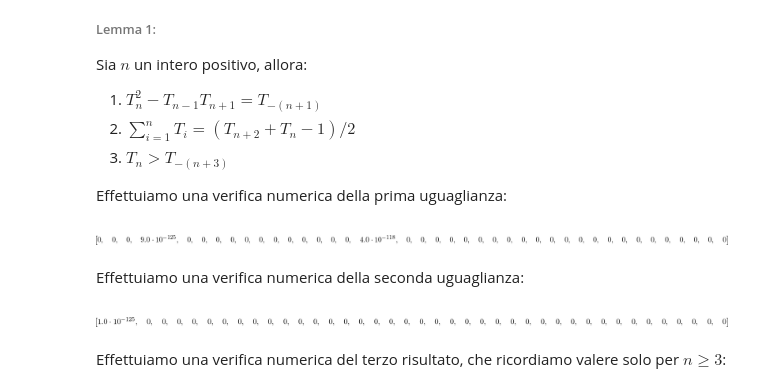
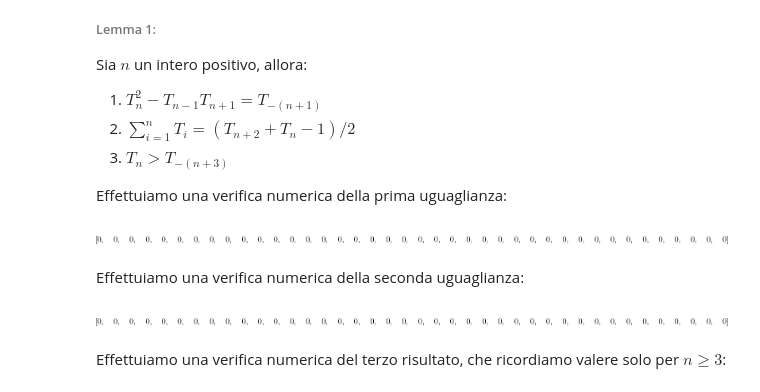
Before and after one commit to iskorini/PAA-Project, a Jupyter notebook: Notebook.ipynb, the cells around one changed output. Saved outputs shown, nothing was run; the diff lists cells and outputs as text; code cells hidden in the pictures.

```diff
--- a/Notebook.ipynb
+++ b/Notebook.ipynb
@@ -110,11 +110,11 @@ Effettuiamo una verifica numerica della prima uguaglianza:
 # %%
 lem1_expr1 = T(n)**2 - T(n-1)*T(n+1)
 lem1_expr2 = T(-(n+1))
 calc_lem1_expr1 = Lambda([n], simplify(lem1_expr1))
 calc_lem1_expr2 = Lambda([n], simplify(lem1_expr2))
-[(calc_lem1_expr1(n).evalf()-calc_lem1_expr2(n).evalf()) for n in range(0,40)]
+[(calc_lem1_expr1(n).evalf(chop=True)-calc_lem1_expr2(n).evalf(chop=True)) for n in range(0,40)]
 # %% [output]
-[figure, old version]
+[figure, new version]
 # %% [markdown]
 Effettuiamo una verifica numerica della seconda uguaglianza:
 # %%
@@ -123,9 +123,9 @@ i = symbols('i', integer=True)
 lem1_expr3 = Sum(T(i), (i, 1, n))
 calc_lem1_expr4 = Lambda([n], simplify(lem1_expr4))
 calc_lem1_expr3 = Lambda([n], simplify(lem1_expr3))
-[(calc_lem1_expr4(n).evalf()-calc_lem1_expr3(n).doit().evalf()) for n in range(0,40)]
+[(calc_lem1_expr4(n).evalf(chop=True)-calc_lem1_expr3(n).doit().evalf(chop=True)) for n in range(0,40)]
 # %% [output]
-[figure, old version]
+[figure, new version]
 # %% [markdown]
 Effettuiamo una verifica numerica del terzo risultato, che ricordiamo valere solo per $n \geq 3$:
 # %%
```
Also changed, not shown: parts of 40 cells of this notebook.
